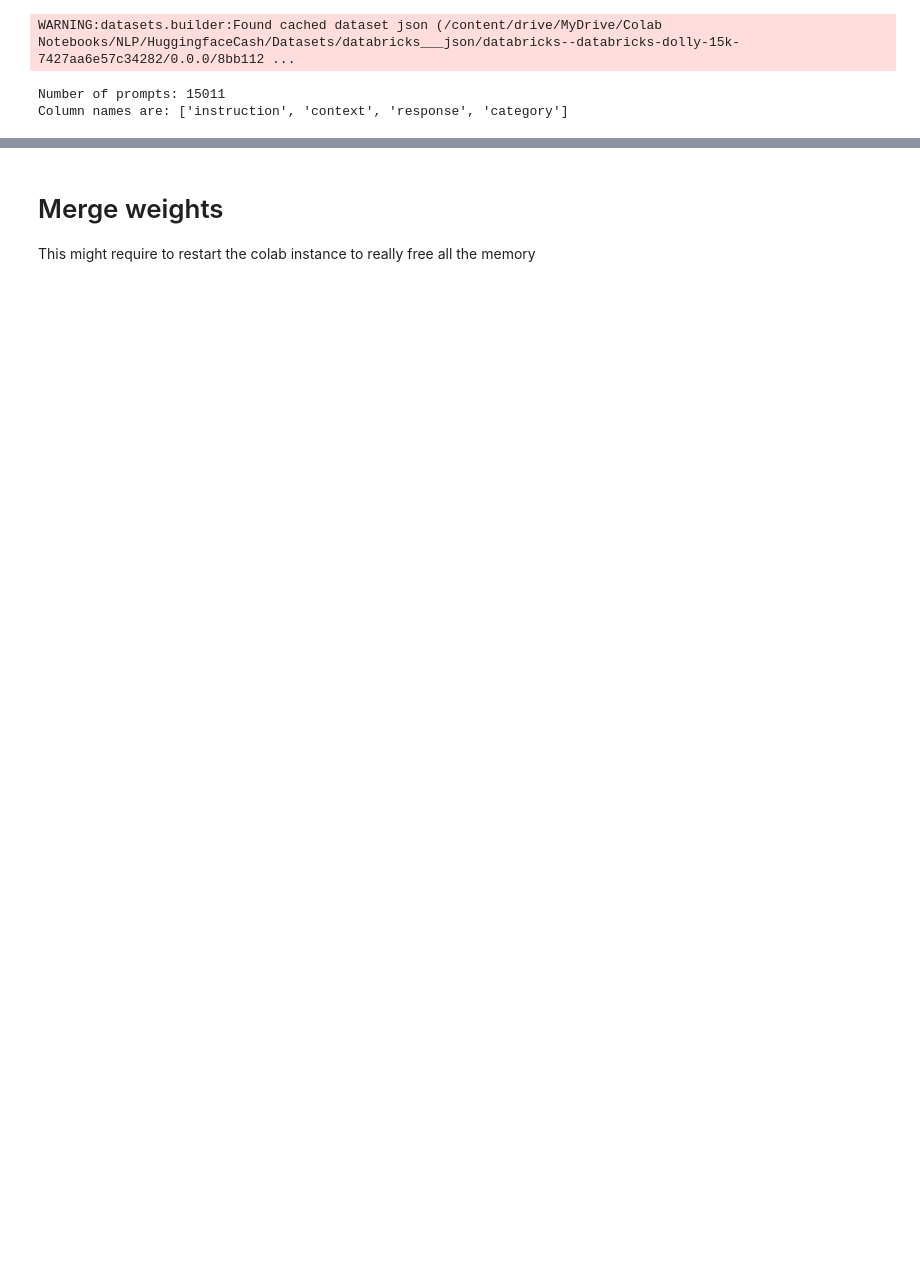
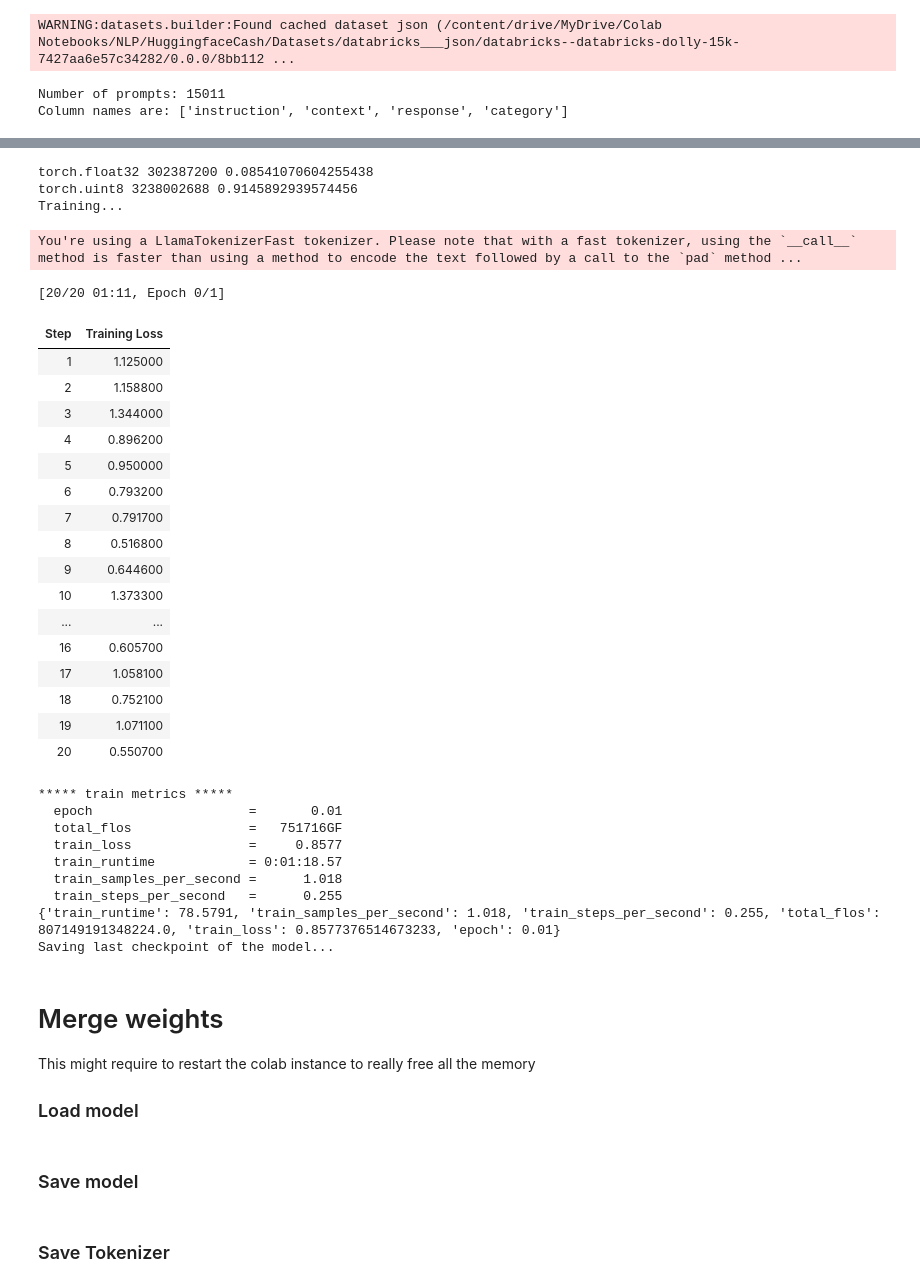
Before and after one commit to Valkea/Generative_AI, a Jupyter notebook: LLM_experiments/Instruction_fine_tuning_[Lllama7b_hf]_v02.ipynb, the cells around one changed output, grey strips where cells are left out. Saved outputs shown, nothing was run; the diff lists cells and outputs as text; code cells hidden in the pictures; blank space fills up the shorter version.

```diff
--- a/LLM_experiments/Instruction_fine_tuning_[Lllama7b_hf]_v02.ipynb
+++ b/LLM_experiments/Instruction_fine_tuning_[Lllama7b_hf]_v02.ipynb
@@ -84,8 +85,12 @@ access_token = os.environ["LLAMA2_HF_API_KEY"]
 # %%
+from transformers import AutoTokenizer, AutoModelForCausalLM
+
 def load_model(model_name, bnb_config, auth_token=None):
+
     n_gpus = torch.cuda.device_count()
     max_memory = f'{40960}MB'
 
+    # -- 1. Model
     model = AutoModelForCausalLM.from_pretrained(
         model_name,
         quantization_config=bnb_config,
@@ -93,10 +98,16 @@ def load_model(model_name, bnb_config, auth_token=None):
         max_memory = {i: max_memory for i in range(n_gpus)},
         use_auth_token = auth_token
     )
-    tokenizer = AutoTokenizer.from_pretrained(model_name, use_auth_token=auth_token)
+    # model.config.pretraining_tp = 1
 
-    # Needed for LLaMA tokenizer
-    tokenizer.pad_token = tokenizer.eos_token
+    # -- 2. Tokenizer
+    tokenizer = AutoTokenizer.from_pretrained(
+        model_name,
+        use_auth_token=auth_token
+    )
+
+    tokenizer.pad_token = tokenizer.eos_token # Needed for LLaMA tokenizer
+    tokenizer.padding_side = "right"
 
     return model, tokenizer
 # %%
@@ -131,7 +152,7 @@ def create_prompt_formats(sample, inference=False):
     blurb =         f"{INTRO_BLURB}"
     instruction =   f"{INSTRUCTION_KEY}\n{sample['instruction']}"
     input_context = f"{INPUT_KEY}\n{sample['context']}" if sample["context"] else None
-    response =      f"{RESPONSE_KEY}\n{sample['response']}" if inference == False else f"{RESPONSE_KEY}\n"
+    response =      f"{RESPONSE_KEY}\n{emotize_text(sample['response'])}" if inference == False else f"{RESPONSE_KEY}\n"
     # end =         f"{END_KEY}" if inference == False else None
 
     parts = [part for part in [blurb, instruction, input_context, response] if part]
@@ -394,4 +423,53 @@ Saving last checkpoint of the model...
+# %%
+training_args = TrainingArguments(
+    per_device_train_batch_size=1,
+    gradient_accumulation_steps=4,
+    warmup_steps=2,
+    max_steps=20,
+    learning_rate=2e-4,
+    fp16=True,
+    logging_steps=1,
+    # output_dir="outputs",
+    output_dir=output_dir,
+    optim="paged_adamw_8bit",
+)
+# %%
+train(model, tokenizer, dataset, output_dir, max_length, training_args, create_prompt_formats)
+# %% [output]
+torch.float32 302387200 0.08541070604255438
+torch.uint8 3238002688 0.9145892939574456
+Training...
+You're using a LlamaTokenizerFast tokenizer. Please note that with a fast tokenizer, using the `__call__` method is faster than using a method to encode the text followed by a call to the `pad` method ...
+[20/20 01:11, Epoch 0/1]
+| Step | Training Loss |
+| 1 | 1.125000 |
+| 2 | 1.158800 |
+| 3 | 1.344000 |
+| 4 | 0.896200 |
+| 5 | 0.950000 |
+| 6 | 0.793200 |
+| 7 | 0.791700 |
+| 8 | 0.516800 |
+| 9 | 0.644600 |
+| 10 | 1.373300 |
+| ... | ... |
+| 16 | 0.605700 |
+| 17 | 1.058100 |
+| 18 | 0.752100 |
+| 19 | 1.071100 |
+| 20 | 0.550700 |
+***** train metrics *****
+  epoch                    =       0.01
+  total_flos               =   751716GF
+  train_loss               =     0.8577
+  train_runtime            = 0:01:18.57
+  train_samples_per_second =      1.018
+  train_steps_per_second   =      0.255
+{'train_runtime': 78.5791, 'train_samples_per_second': 1.018, 'train_steps_per_second': 0.255, 'total_flos': 807149191348224.0, 'train_loss': 0.8577376514673233, 'epoch': 0.01}
+Saving last checkpoint of the model...
 # %% [markdown]
 # Merge weights
 This might require to restart the colab instance to really free all the memory
+
+### Load model
 # %%
@@ -399 +488,3 @@ model = AutoPeftModelForCausalLM.from_pretrained(output_dir, device_map="auto",
+# %% [markdown]
+### Save model
 # %%
@@ -401,5 +492,7 @@ model = model.merge_and_unload()
 os.makedirs(output_merged_dir, exist_ok=True)
 model.save_pretrained(output_merged_dir, safe_serialization=True,)
+# %% [markdown]
+### Save Tokenizer
 # %%
 # save tokenizer for easy inference
 tokenizer = AutoTokenizer.from_pretrained(model_name, use_auth_token = access_token)
```
Also changed, not shown: parts of 43 cells of this notebook.
